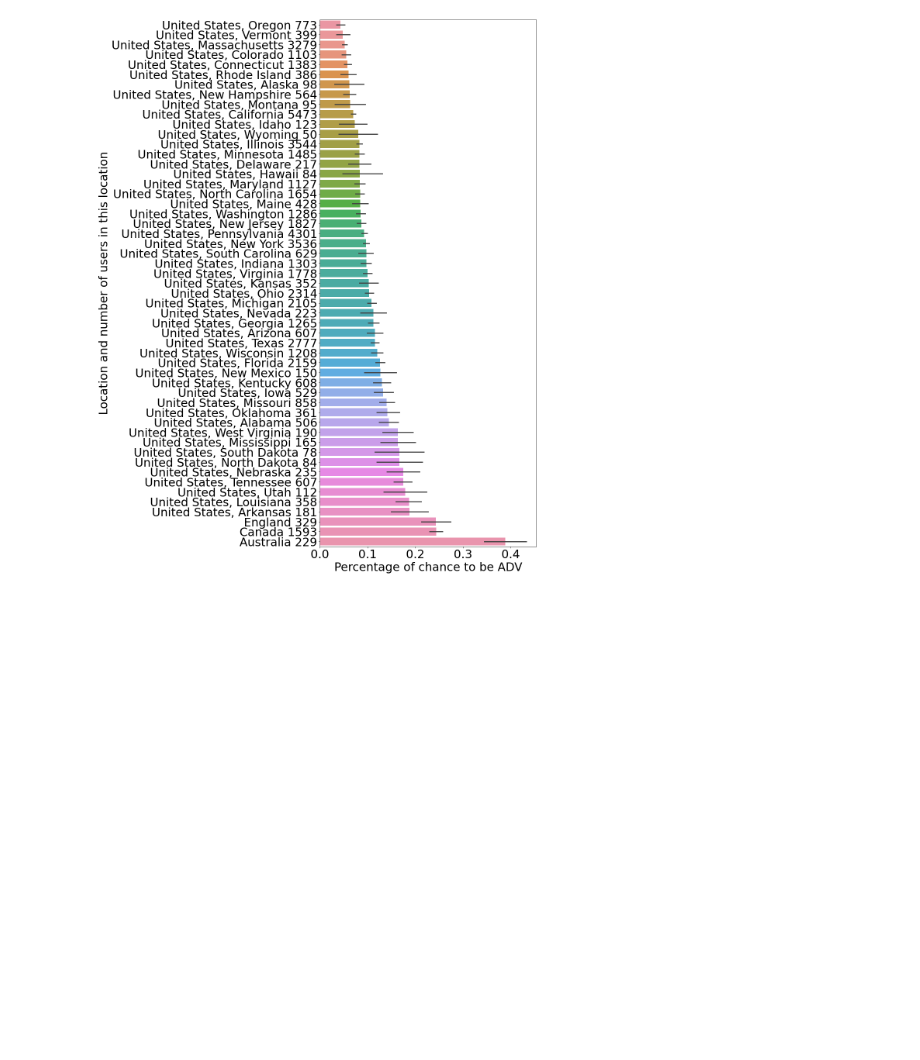
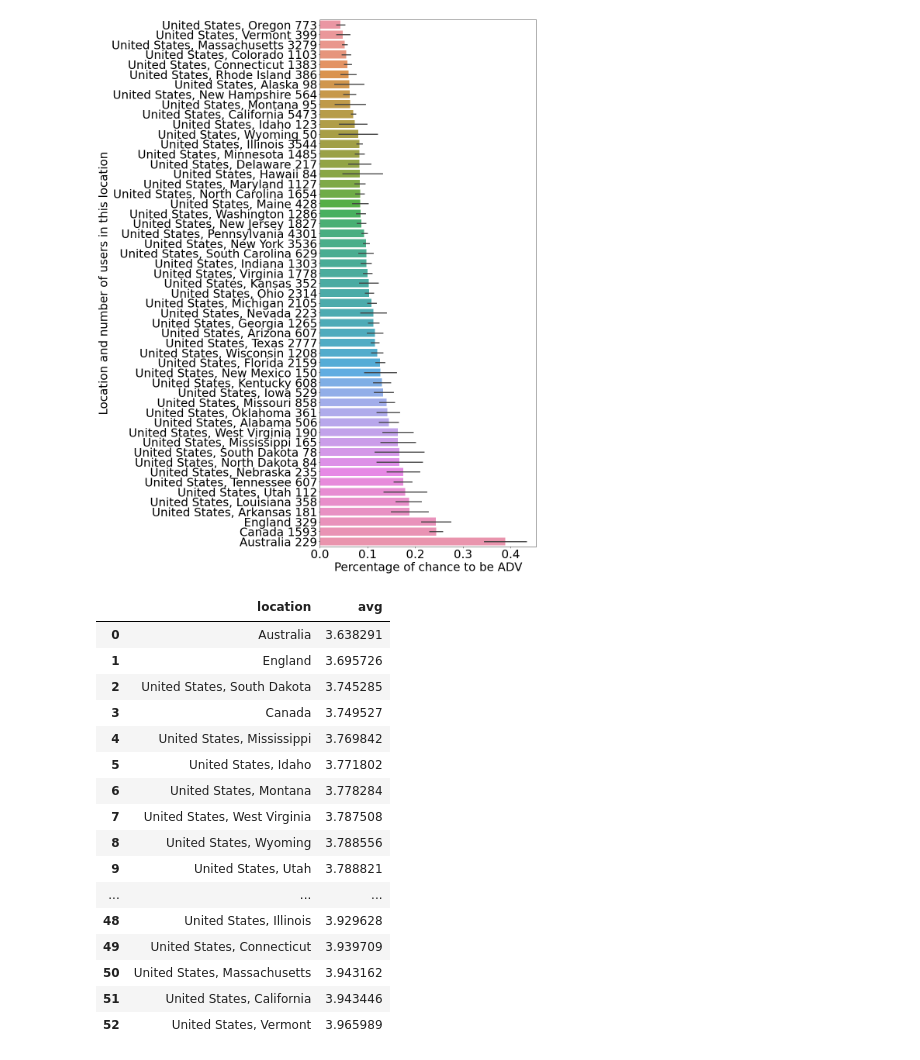
Before and after one commit to epfl-ada/ada-2022-project-analyteam, a Jupyter notebook: statistical_description.ipynb, the cells around one changed output. Saved outputs shown, nothing was run; the diff lists cells and outputs as text; code cells hidden in the pictures; blank space fills up the shorter version.

```diff
--- a/statistical_description.ipynb
+++ b/statistical_description.ipynb
@@ -247,3 +241,53 @@ fig.update_layout(paper_bgcolor='rgba(0,0,0,0)', plot_bgcolor='rgba(0,0,0,0)')
 
 
 fig.write_html("10highestLocationPerCategories.html")
+# %%
+#explanation of the Australia, England and Canada percentage in ADV and XPL
+brewerie_ddf = ing.read_csv(
+        path=ing.build_path(folderind="ba", filename="breweries", basepath='Data'),
+        assume_missing=True)
+brewerie_ddf=brewerie_ddf[(brewerie_ddf['location'].str.contains('United States,')) | (brewerie_ddf.location.isin(["Canada", "England", "Australia"]))]
+beers_ddf = ing.read_csv(
+        path=ing.build_path(folderind="ba", filename="beers", ext=".csv"))
+brewerie_ddf=brewerie_ddf.compute()
+beers_ddf=beers_ddf.compute()
+brewerie_w_beers_ddf = pd.merge(
+        brewerie_ddf,
+        beers_ddf,
+        how="inner", left_on="id", right_on="brewery_id").reset_index()
+# %%
+import ingestion as ing
+users_ddf = ing.read_parquet(
+            path=ing.build_path(folderind="ba", filename="users7", ext=".parquet", basepath=ing.REFINED_PATH)
+        ).compute()
+ratings_ddf = ing.read_parquet(
+            path=ing.build_path(folderind="ba", filename="ratings", ext=".parquet", basepath=ing.REFINED_PATH)
+        ).compute()
+users_w_ratings_ddf = pd.merge(
+        ratings_ddf,
+        users_ddf,
+        how="inner", left_on="uid", right_on="uid").reset_index()
+ratings_w_beers_w_user_ddf = pd.merge(
+        users_w_ratings_ddf,
+        beers_ddf,
+        how="inner", left_on="bid", right_on="beer_id").reset_index()
+# %%
+ratings_w_beers_w_user_ddf.groupby('location').mean().sort_values('avg').reset_index()[['location','avg']]
+# %% [output]
+|  | location | avg |
+| 0 | Australia | 3.638291 |
+| 1 | England | 3.695726 |
+| 2 | United States, South Dakota | 3.745285 |
+| 3 | Canada | 3.749527 |
+| 4 | United States, Mississippi | 3.769842 |
+| 5 | United States, Idaho | 3.771802 |
+| 6 | United States, Montana | 3.778284 |
+| 7 | United States, West Virginia | 3.787508 |
+| 8 | United States, Wyoming | 3.788556 |
+| 9 | United States, Utah | 3.788821 |
+| ... | ... | ... |
+| 48 | United States, Illinois | 3.929628 |
+| 49 | United States, Connecticut | 3.939709 |
+| 50 | United States, Massachusetts | 3.943162 |
+| 51 | United States, California | 3.943446 |
+| 52 | United States, Vermont | 3.965989 |
```
Also changed, not shown: parts of 2 cells of this notebook.
